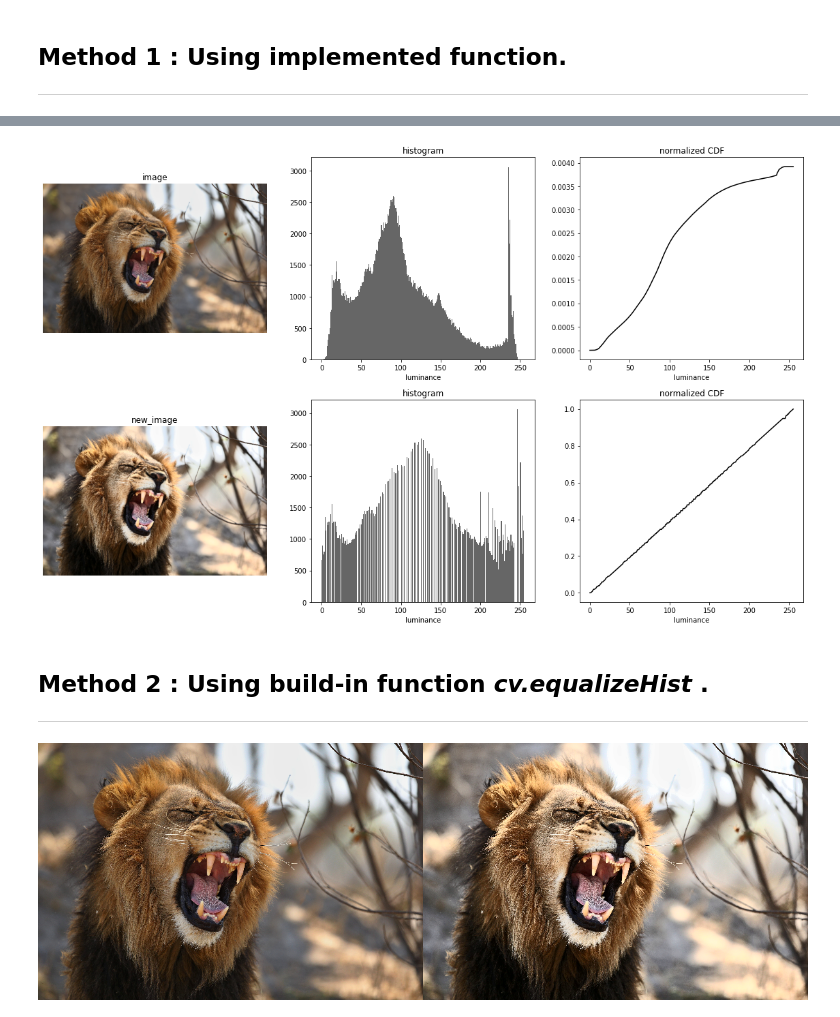
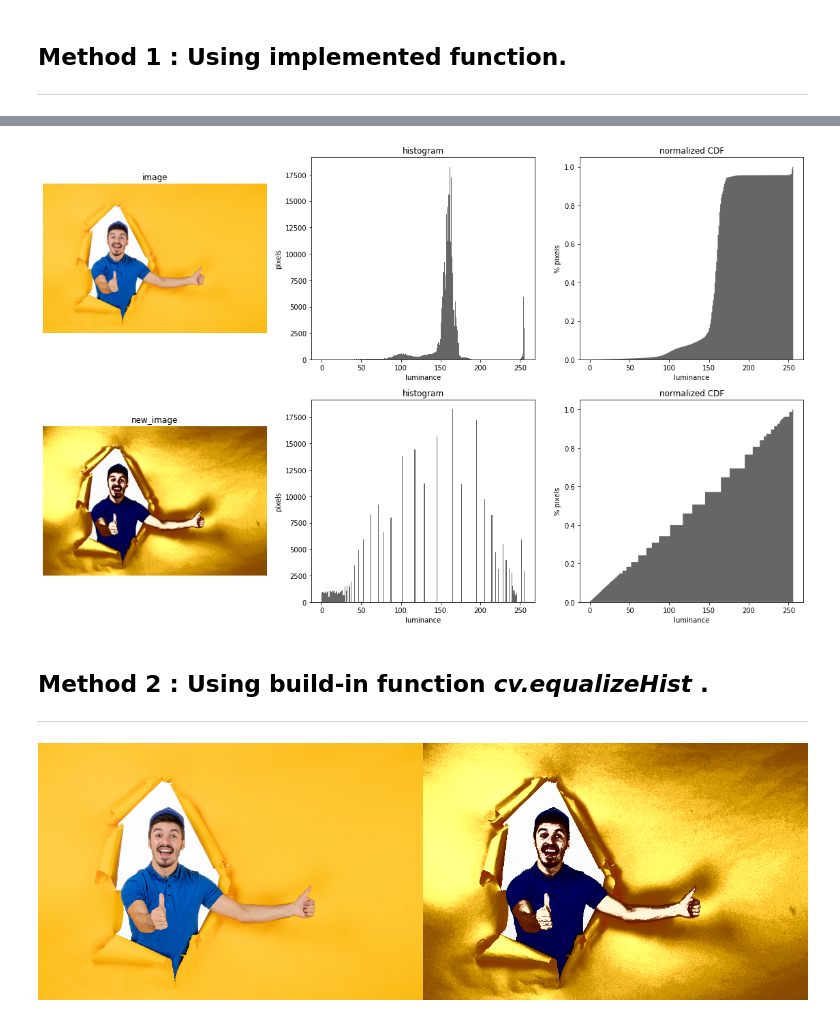
Before and after one commit to tackulus/204383, a Jupyter notebook: Code03.ipynb, the cells around one changed output, grey strips where cells are left out. Drawn from its saved outputs; the diff is of its cells as text; code cells hidden in the pictures.

```diff
--- a/Code03.ipynb
+++ b/Code03.ipynb
@@ -19,6 +18,6 @@ from PIL import Image
 import matplotlib.pylab as plt
 # %%
-url = "https://raw.githubusercontent.com/tackulus/204383/main/image/0201.jpg"
+url = "https://raw.githubusercontent.com/tackulus/204383/main/image/0202.jpg"
 
 image = io.imread(url)
 image = cv.resize(image, (600, 400))
@@ -64,45 +64,50 @@ im_new = cv.cvtColor(image, cv.COLOR_RGB2YUV)
 luminance = np.array(im_new[:,:,0])
 imhist, bins = np.histogram(luminance.flatten(), bins=256, range=(0,256))
 cdf = imhist.cumsum()
-normal_cdf = ( cdf - cdf.min() ) / ( cdf.max() - cdf.min() )
-f = (255 * normal_cdf).astype(int)
-adjusted = f[luminance]
+masked = np.ma.masked_equal(cdf,0)
+normalized = 255 * ( masked - masked.min() ) / ( masked.max() - masked.min() )
+normalized = np.ma.filled(normalized, 0).astype("uint8")
+adjusted = normalized[luminance]
 im_new[:,:,0] = adjusted
 im_new = cv.cvtColor(im_new, cv.COLOR_YUV2RGB)
 imagex = im_new.astype("uint8")
 
 imhistx, binsx = np.histogram(adjusted.flatten(), bins=256, range=(0,256))
 cdfx = imhistx.cumsum()
-normal_cdfx = 255 * ( cdfx - cdfx.min() ) / ( cdfx.max() - cdfx.min() )
-normal_cdfx = normal_cdfx.astype(int)
+
+masked = np.ma.masked_equal(cdfx,0)
+normalizedx = 255 * ( masked - masked.min() ) / ( masked.max() - masked.min() )
+normalizedx = np.ma.filled(normalizedx, 0).astype("uint8")
 # %%
 #@title  { display-mode: "form" }
 
 fig, ax = plt.subplots(2, 3, figsize=(20, 12))
 
 pact = zip([image , imagex],
-           [luminance, adjusted],
-           [normal_cdf, normal_cdfx])
+           [luminance, adjusted])
 
-for i, (imx, lum, normal) in enumerate(pact):
+for i, (imx, lum) in enumerate(pact):
     im = cv.cvtColor(imx, cv.COLOR_RGB2BGR)
 
     lst = ["image", "new_image"]
     ax[i,0].set_title(lst[i])
     ax[i,0].axis("off")
     ax[i,0].imshow(im)
 
     ax[i,1].set_title("histogram")
+    ax[i,1].set_xlabel("luminance")
+    ax[i,1].set_ylabel("pixels")
     ax[i,1].hist(lum.flatten(), bins=bins, color='k', alpha=0.6)
-    ax[i,1].set_xlabel("luminance")
 
     ax[i,2].set_title("normalized CDF")
-    ax[i,2].plot(normal / 255.0, c='k')
     ax[i,2].set_xlabel("luminance")
+    ax[i,2].set_ylabel("% pixels")
+    ax[i,2].hist(lum.flatten(), bins=bins, color='k', alpha=0.6,
+                 density=True, histtype='stepfilled', cumulative=True)
 
 plt.show()
 # %% [output]
-[figure, old version]
+[figure, new version]
 # %% [markdown]
 ## **Method 2 : Using build-in function** *cv.equalizeHist* .
 
@@ -121,4 +126,4 @@ new_image = histeq2(image)
 frame = cv.hconcat((image, new_image))
 cv2_imshow(frame)
 # %% [output]
-[figure, old version]
+[figure, new version]
```
Also changed, not shown: parts of 3 cells of this notebook.
